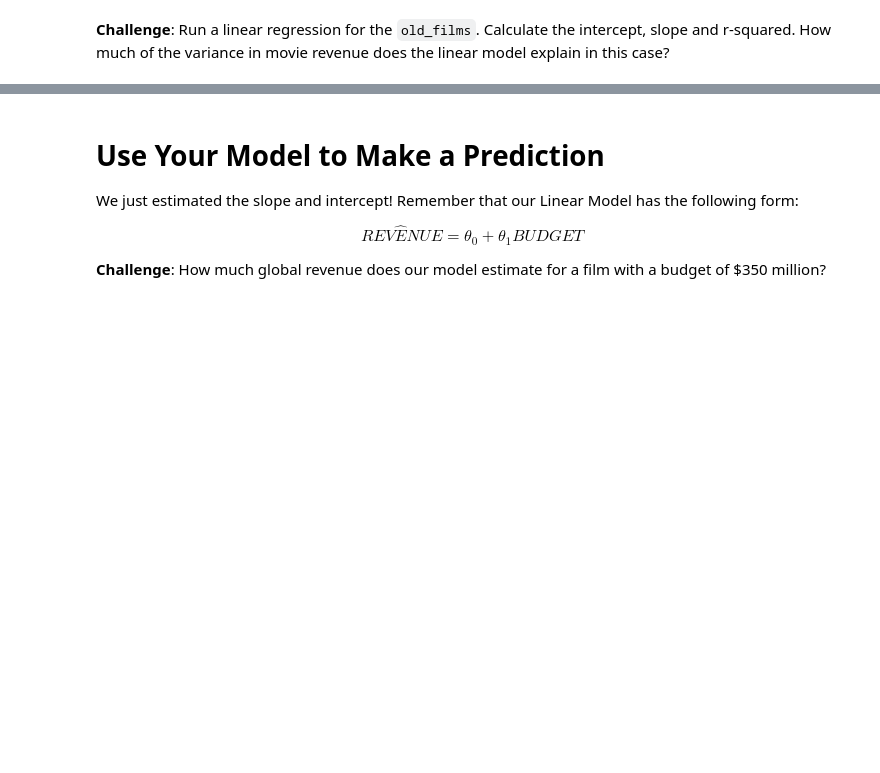
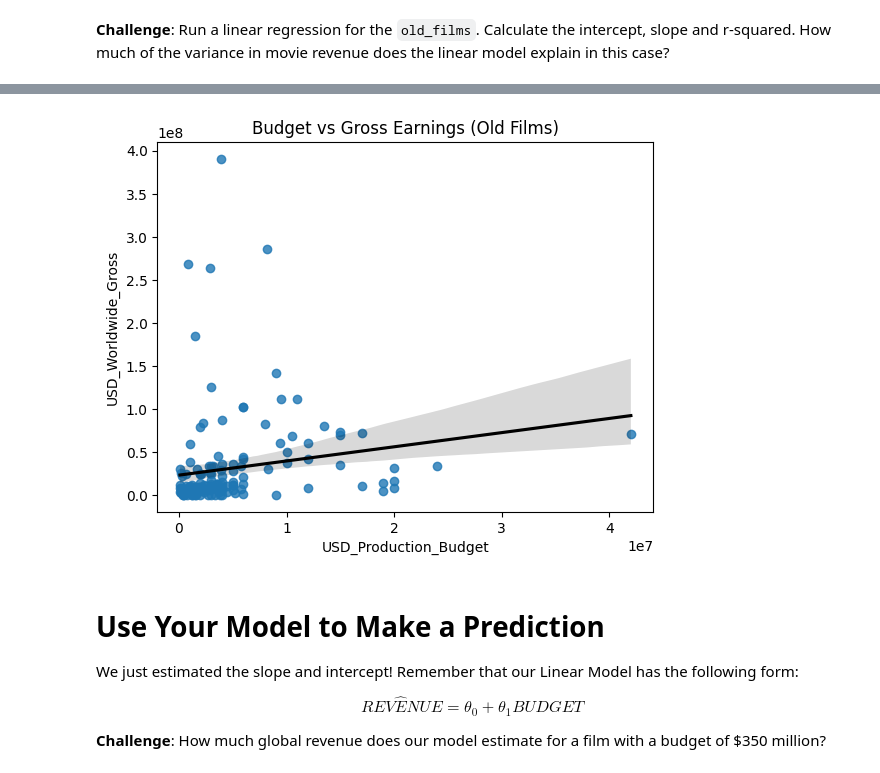
Before and after one commit to SiracencoSerghei/Bootcamp_Python, a Jupyter notebook: day_78/Seaborn_and_Linear_Regression.ipynb, the cells around one changed output, grey strips where cells are left out. Saved outputs shown, nothing was run; the diff lists cells and outputs as text; code cells hidden in the pictures; blank space fills up the shorter version.

```diff
--- a/day_78/Seaborn_and_Linear_Regression.ipynb
+++ b/day_78/Seaborn_and_Linear_Regression.ipynb
@@ -469,3 +588,9 @@ $$ REV \hat ENUE = \theta _0 + \theta _1 BUDGET$$
+# %%
+sns.regplot(data=old_films, x='USD_Production_Budget', y='USD_Worldwide_Gross', line_kws={'color': 'black'})
+plt.title('Budget vs Gross Earnings (Old Films)')
+plt.show()
+# %% [output]
+[figure, added]
 # %% [markdown]
 # Use Your Model to Make a Prediction
 
```
Also changed, not shown: parts of 13 cells of this notebook.
